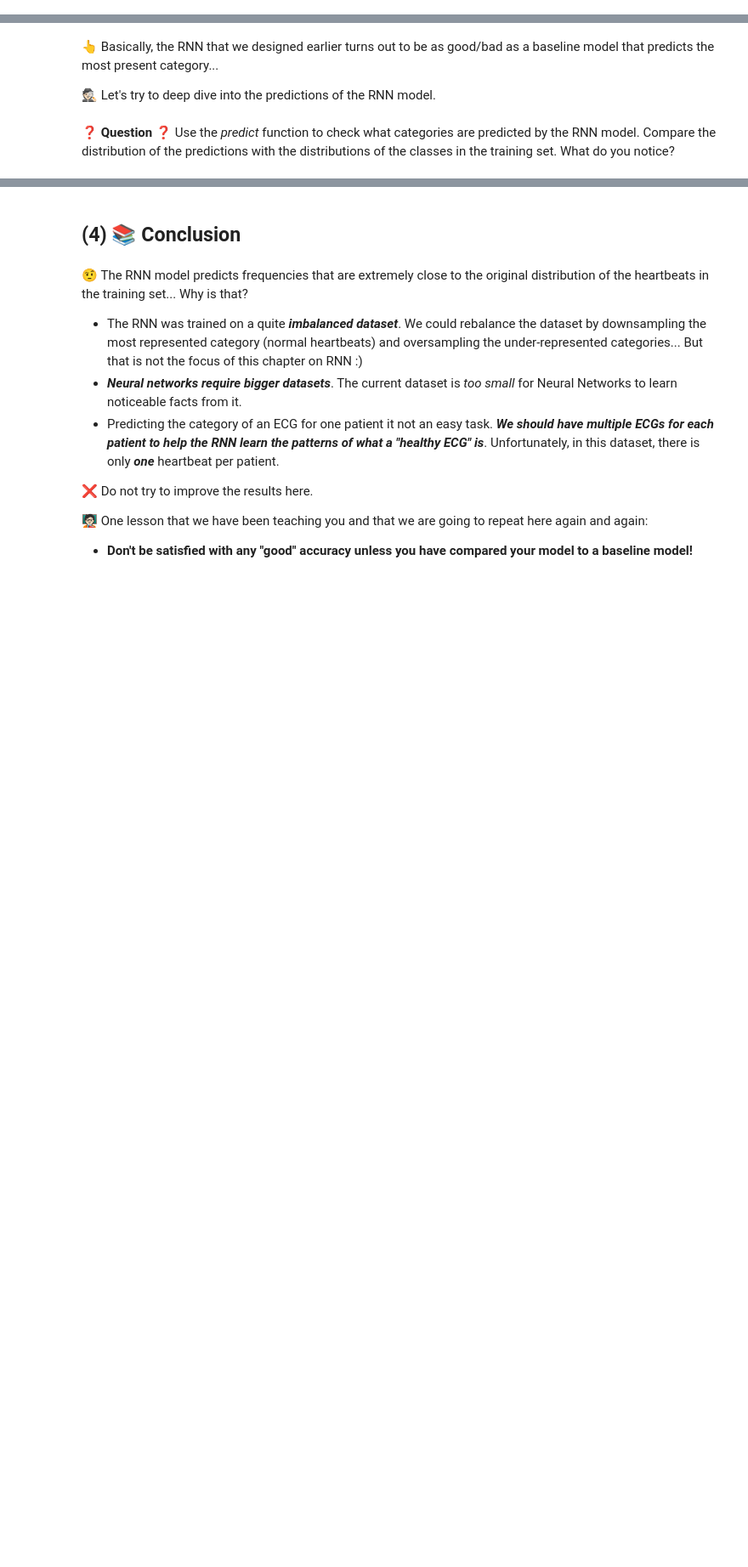
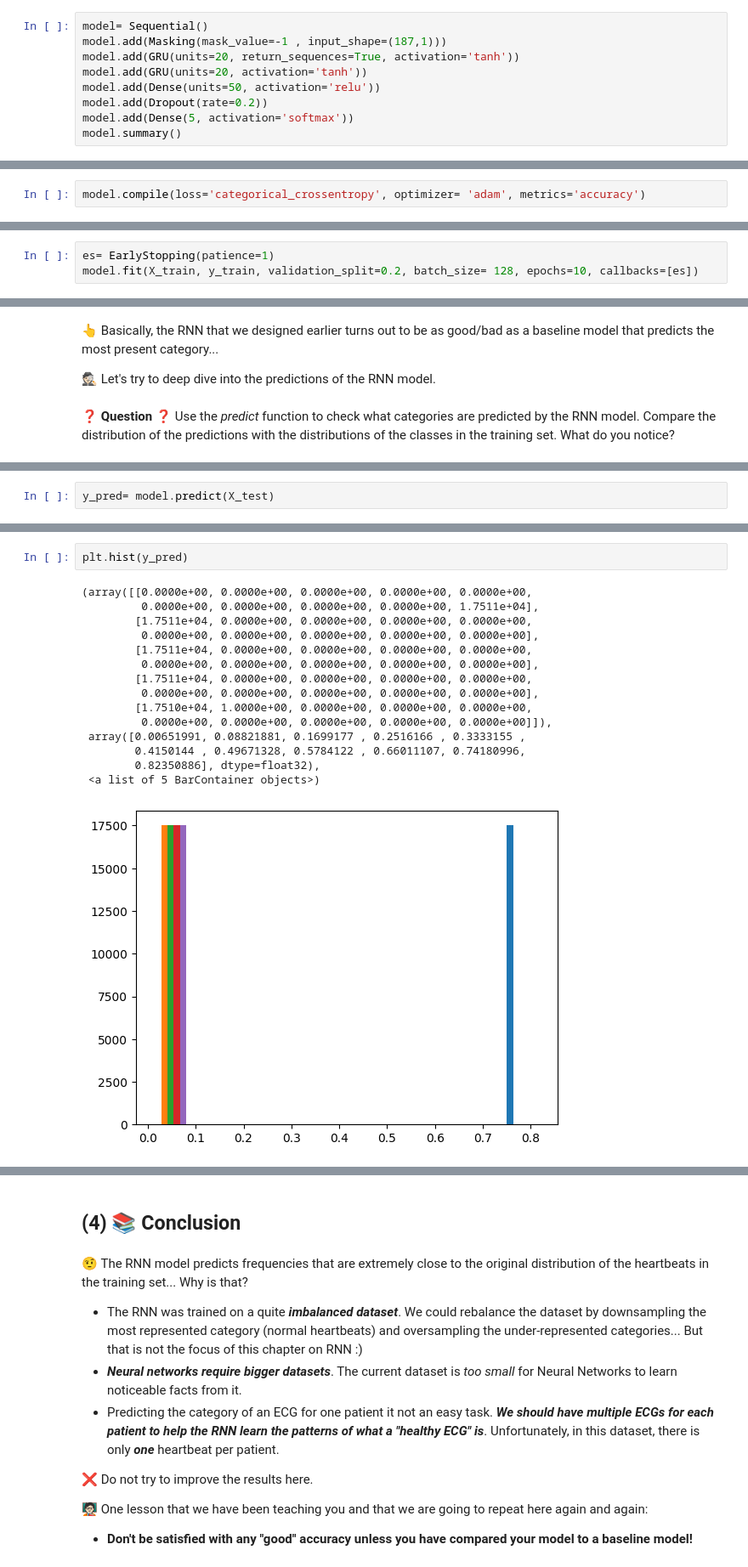
Before and after one commit to ParissaPeimaniyfard/data-classify-electrocardiograms, a Jupyter notebook: classify_electrocardiograms.ipynb, the cells around one changed output, grey strips where cells are left out. Shown at 85% size. Drawn from its saved outputs; the diff is of its cells as text; blank space fills up the shorter version.

```diff
--- a/classify_electrocardiograms.ipynb
+++ b/classify_electrocardiograms.ipynb
@@ -248,0 +286,9 @@ assert(X_pad.shape == (87554, 187, 1))
+# %%
+model= Sequential()
+model.add(Masking(mask_value=-1 , input_shape=(187,1)))
+model.add(GRU(units=20, return_sequences=True, activation='tanh'))
+model.add(GRU(units=20, activation='tanh'))
+model.add(Dense(units=50, activation='relu'))
+model.add(Dropout(rate=0.2))
+model.add(Dense(5, activation='softmax'))
+model.summary()
@@ -249,3 +313,5 @@ assert(X_pad.shape == (87554, 187, 1))
+# %%
+model.compile(loss='categorical_crossentropy', optimizer= 'adam', metrics='accuracy')
 # %% [markdown]
 ❓ **Question (Training)** ❓ Compile and train your model.
 
@@ -258,0 +323,3 @@ assert(X_pad.shape == (87554, 187, 1))
+# %%
+es= EarlyStopping(patience=1)
+model.fit(X_train, y_train, validation_split=0.2, batch_size= 128, epochs=10, callbacks=[es])
@@ -304,0 +403,2 @@ print(f'Baseline accuracy = {round(baseline_accuracy,3)}')
+# %%
+y_pred= model.predict(X_test)
@@ -304,0 +407,18 @@ print(f'Baseline accuracy = {round(baseline_accuracy,3)}')
+# %%
+plt.hist(y_pred)
+# %% [output]
+(array([[0.0000e+00, 0.0000e+00, 0.0000e+00, 0.0000e+00, 0.0000e+00,
+         0.0000e+00, 0.0000e+00, 0.0000e+00, 0.0000e+00, 1.7511e+04],
+        [1.7511e+04, 0.0000e+00, 0.0000e+00, 0.0000e+00, 0.0000e+00,
+         0.0000e+00, 0.0000e+00, 0.0000e+00, 0.0000e+00, 0.0000e+00],
+        [1.7511e+04, 0.0000e+00, 0.0000e+00, 0.0000e+00, 0.0000e+00,
+         0.0000e+00, 0.0000e+00, 0.0000e+00, 0.0000e+00, 0.0000e+00],
+        [1.7511e+04, 0.0000e+00, 0.0000e+00, 0.0000e+00, 0.0000e+00,
+         0.0000e+00, 0.0000e+00, 0.0000e+00, 0.0000e+00, 0.0000e+00],
+        [1.7510e+04, 1.0000e+00, 0.0000e+00, 0.0000e+00, 0.0000e+00,
+         0.0000e+00, 0.0000e+00, 0.0000e+00, 0.0000e+00, 0.0000e+00]]),
+ array([0.00651991, 0.08821881, 0.1699177 , 0.2516166 , 0.3333155 ,
+        0.4150144 , 0.49671328, 0.5784122 , 0.66011107, 0.74180996,
+        0.82350886], dtype=float32),
+ <a list of 5 BarContainer objects>)
+[figure, added]
```
Also changed, not shown: parts of 28 cells of this notebook.
